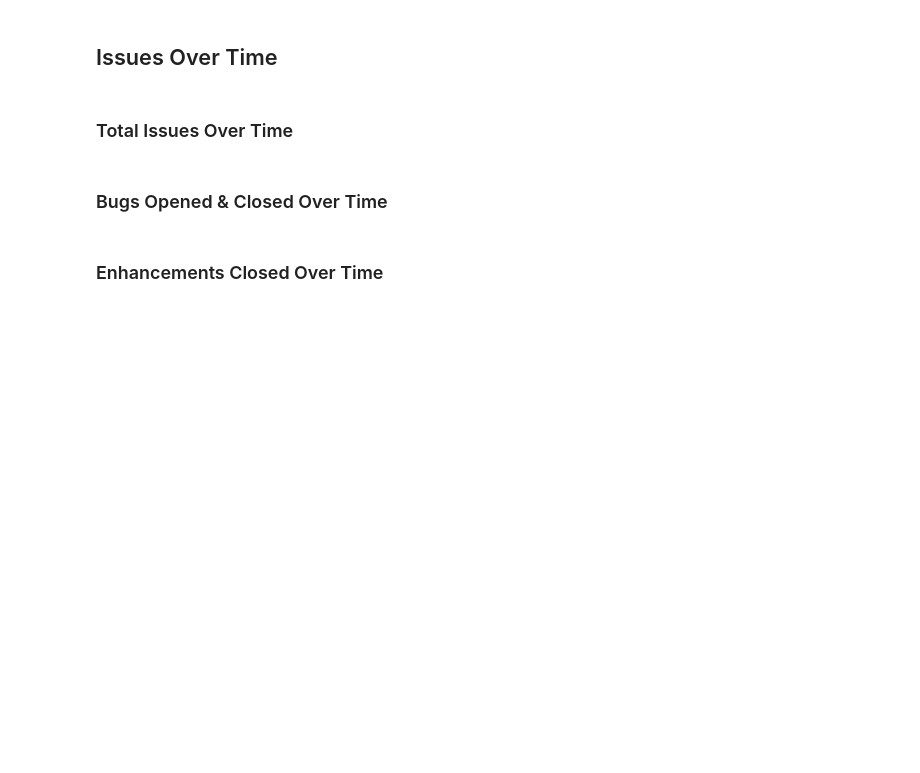
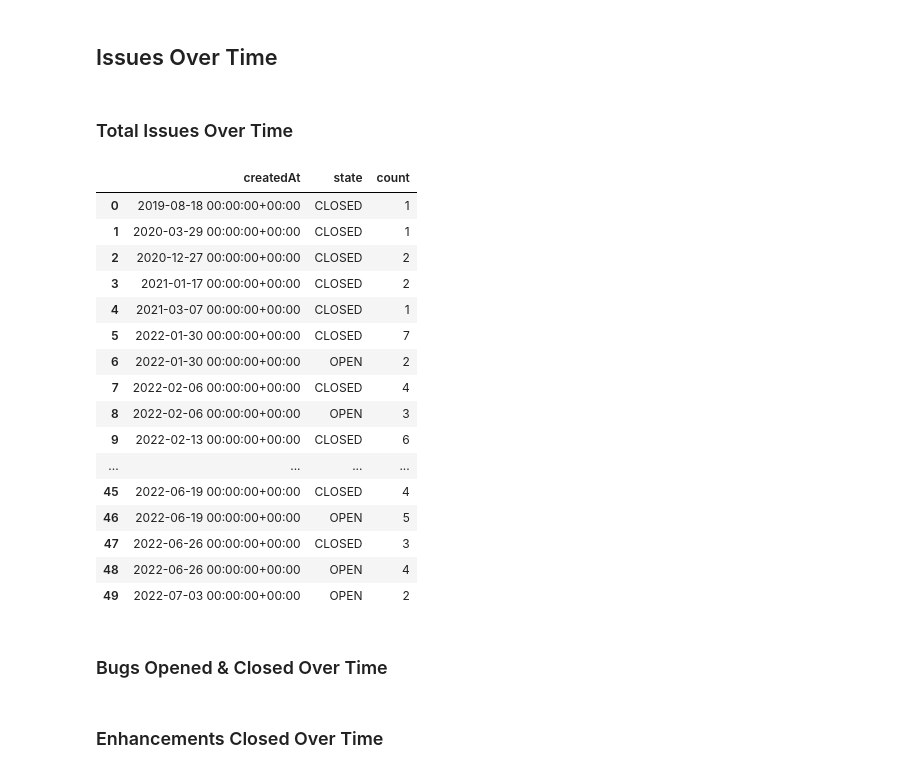
Before and after one commit to thebrianbug/dev-flow-dashboard, a Jupyter notebook: Flow_Dashboard.ipynb, the cells around one changed output. Saved outputs shown, nothing was run; the diff lists cells and outputs as text; code cells hidden in the pictures; blank space fills up the shorter version.

Commit message:
Group issues

```diff
--- a/Flow_Dashboard.ipynb
+++ b/Flow_Dashboard.ipynb
@@ -138,6 +138,33 @@ plot_line(weekly_prs_pivot_year, 'PRs Closed Over Time - Current Year', 'Closed
 ## Issues Over Time
 # %% [markdown]
 ### Total Issues Over Time
+# %%
+# Count CLOSED items per week
+weekly_closed_issues = issues.set_index('closedAt').groupby(
+    pd.Grouper(freq='W', label='left'))['state'].count().reset_index(name='count')
+
+weekly_created_issues = issues.set_index('createdAt').groupby(
+    [pd.Grouper(freq='W', label='left'), pd.Grouper('state')])['state'].count().reset_index(name='count')
+
+weekly_created_issues
+# %% [output]
+|  | createdAt | state | count |
+| 0 | 2019-08-18 00:00:00+00:00 | CLOSED | 1 |
+| 1 | 2020-03-29 00:00:00+00:00 | CLOSED | 1 |
+| 2 | 2020-12-27 00:00:00+00:00 | CLOSED | 2 |
+| 3 | 2021-01-17 00:00:00+00:00 | CLOSED | 2 |
+| 4 | 2021-03-07 00:00:00+00:00 | CLOSED | 1 |
+| 5 | 2022-01-30 00:00:00+00:00 | CLOSED | 7 |
+| 6 | 2022-01-30 00:00:00+00:00 | OPEN | 2 |
+| 7 | 2022-02-06 00:00:00+00:00 | CLOSED | 4 |
+| 8 | 2022-02-06 00:00:00+00:00 | OPEN | 3 |
+| 9 | 2022-02-13 00:00:00+00:00 | CLOSED | 6 |
+| ... | ... | ... | ... |
+| 45 | 2022-06-19 00:00:00+00:00 | CLOSED | 4 |
+| 46 | 2022-06-19 00:00:00+00:00 | OPEN | 5 |
+| 47 | 2022-06-26 00:00:00+00:00 | CLOSED | 3 |
+| 48 | 2022-06-26 00:00:00+00:00 | OPEN | 4 |
+| 49 | 2022-07-03 00:00:00+00:00 | OPEN | 2 |
 # %% [markdown]
 ### Bugs Opened & Closed Over Time
 # %% [markdown]
```
